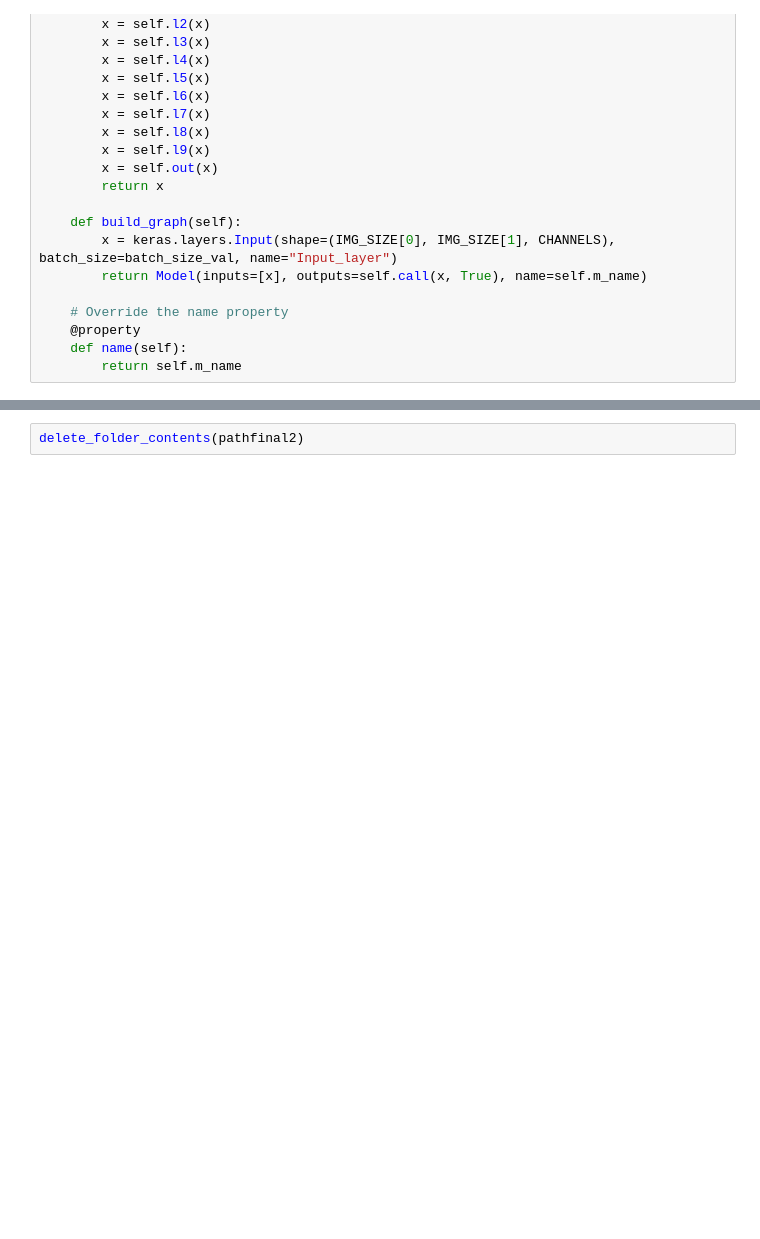
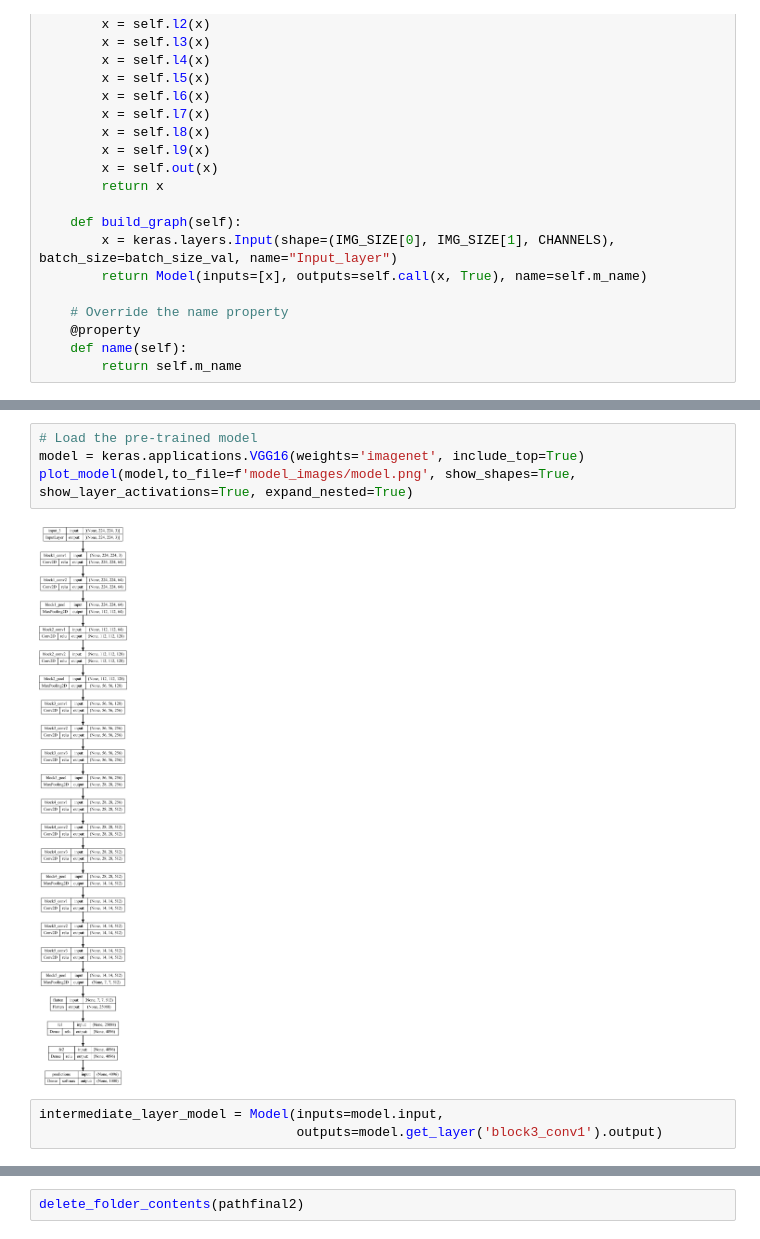
Before and after one commit to yashgupta1299/Object-Insight, a Jupyter notebook: a.ipynb, the cells around one changed output, grey strips where cells are left out. Saved outputs shown, nothing was run; the diff lists cells and outputs as text; blank space fills up the shorter version.

```diff
--- a/a.ipynb
+++ b/a.ipynb
@@ -711 +714,10 @@ Test Accuracy for model: 80.00%
 [figure]
+# %%
+# Load the pre-trained model
+model = keras.applications.VGG16(weights='imagenet', include_top=True)
+plot_model(model,to_file=f'model_images/model.png', show_shapes=True, show_layer_activations=True, expand_nested=True)
+# %% [output]
+[figure, added]
+# %%
+intermediate_layer_model = Model(inputs=model.input,
+                                 outputs=model.get_layer('block3_conv1').output)
```
Also changed, not shown: parts of 11 cells of this notebook, 9 other files.
